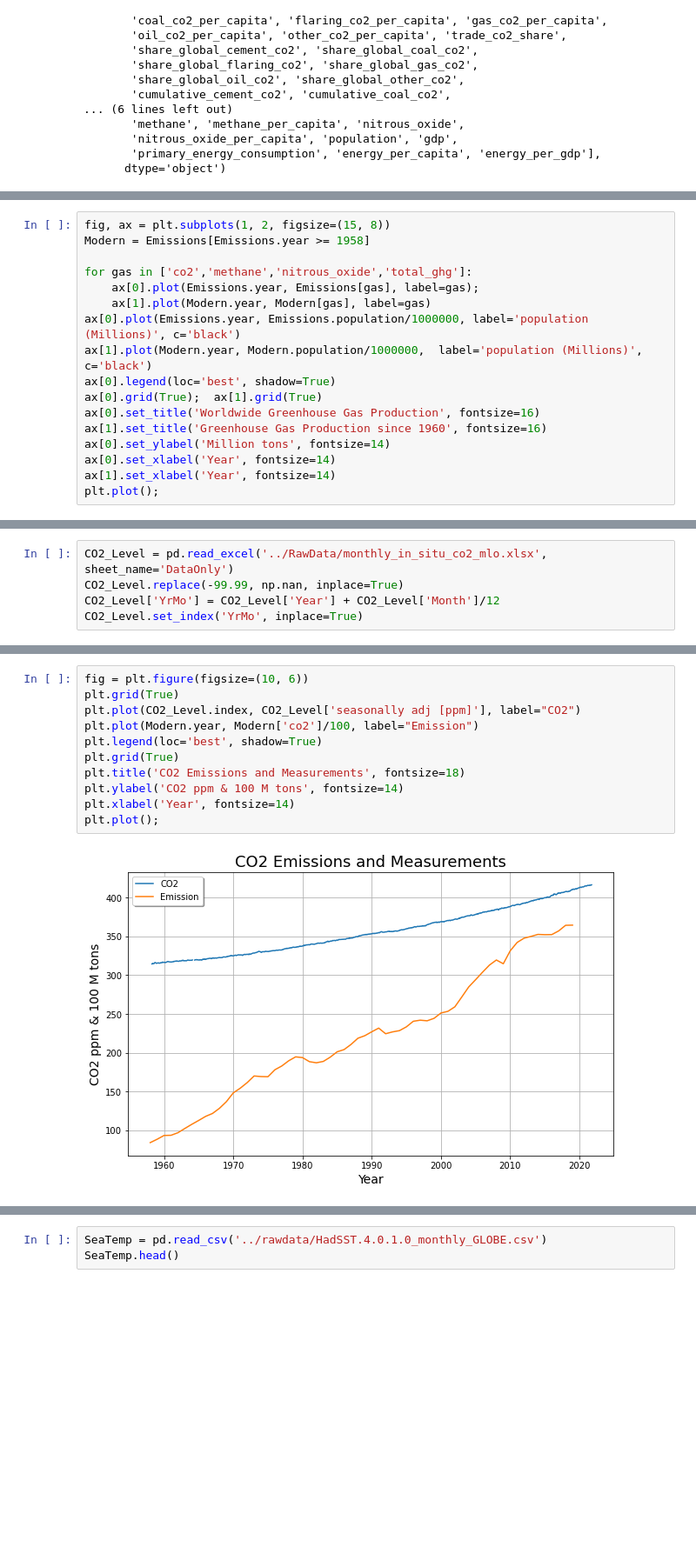
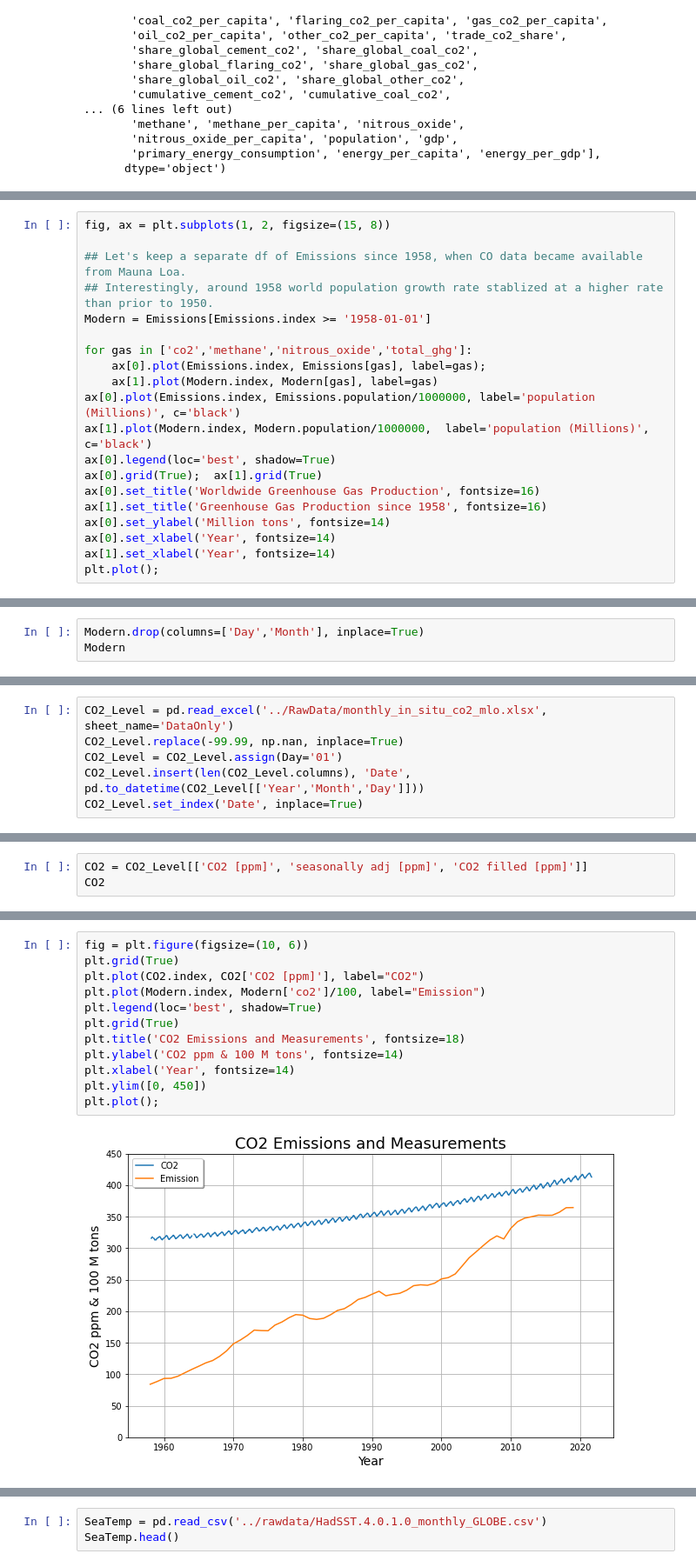
Before and after one commit to BradDoty/Capstone3ClimateChange, a Jupyter notebook: Notebooks/DataWrangling.ipynb, the cells around one changed output, grey strips where cells are left out. Shown: that part at 87% size. Drawn from its saved outputs; the diff is of its cells as text; blank space fills up the shorter version.

```diff
--- a/Notebooks/DataWrangling.ipynb
+++ b/Notebooks/DataWrangling.ipynb
@@ -129,16 +143,19 @@ Emissions
 # %%
 fig, ax = plt.subplots(1, 2, figsize=(15, 8))
-Modern = Emissions[Emissions.year >= 1958]
+
+## Let's keep a separate df of Emissions since 1958, when CO data became available from Mauna Loa.
+## Interestingly, around 1958 world population growth rate stablized at a higher rate than prior to 1950.
+Modern = Emissions[Emissions.index >= '1958-01-01']
 
 for gas in ['co2','methane','nitrous_oxide','total_ghg']:
-    ax[0].plot(Emissions.year, Emissions[gas], label=gas);
-    ax[1].plot(Modern.year, Modern[gas], label=gas)
-ax[0].plot(Emissions.year, Emissions.population/1000000, label='population (Millions)', c='black')
-ax[1].plot(Modern.year, Modern.population/1000000,  label='population (Millions)', c='black')
+    ax[0].plot(Emissions.index, Emissions[gas], label=gas);
+    ax[1].plot(Modern.index, Modern[gas], label=gas)
+ax[0].plot(Emissions.index, Emissions.population/1000000, label='population (Millions)', c='black')
+ax[1].plot(Modern.index, Modern.population/1000000,  label='population (Millions)', c='black')
 ax[0].legend(loc='best', shadow=True)
 ax[0].grid(True);  ax[1].grid(True)
 ax[0].set_title('Worldwide Greenhouse Gas Production', fontsize=16)
-ax[1].set_title('Greenhouse Gas Production since 1960', fontsize=16)
+ax[1].set_title('Greenhouse Gas Production since 1958', fontsize=16)
 ax[0].set_ylabel('Million tons', fontsize=14)
 ax[0].set_xlabel('Year', fontsize=14)
 ax[1].set_xlabel('Year', fontsize=14)
@@ -147,0 +165,3 @@ plt.plot();
+# %%
+Modern.drop(columns=['Day','Month'], inplace=True)
+Modern
@@ -160,8 +199,9 @@ The [Scripps CO2 Program](https://scrippsco2.ucsd.edu/data/atmospheric_co2/mlo.h
 # %%
 CO2_Level = pd.read_excel('../RawData/monthly_in_situ_co2_mlo.xlsx', sheet_name='DataOnly')
 CO2_Level.replace(-99.99, np.nan, inplace=True)
-CO2_Level['YrMo'] = CO2_Level['Year'] + CO2_Level['Month']/12
-CO2_Level.set_index('YrMo', inplace=True)
+CO2_Level = CO2_Level.assign(Day='01')
+CO2_Level.insert(len(CO2_Level.columns), 'Date', pd.to_datetime(CO2_Level[['Year','Month','Day']]))
+CO2_Level.set_index('Date', inplace=True)
 # %%
 CO2_Level
 # %% [output]
@@ -210,0 +255,3 @@ Let's just take a quick peek at the atmospheric level versus the emissions.
+# %%
+CO2 = CO2_Level[['CO2 [ppm]', 'seasonally adj [ppm]', 'CO2 filled [ppm]']]
+CO2
@@ -211,14 +294,15 @@ Let's just take a quick peek at the atmospheric level versus the emissions.
 # %%
 fig = plt.figure(figsize=(10, 6))
 plt.grid(True)
-plt.plot(CO2_Level.index, CO2_Level['seasonally adj [ppm]'], label="CO2")
-plt.plot(Modern.year, Modern['co2']/100, label="Emission")
+plt.plot(CO2.index, CO2['CO2 [ppm]'], label="CO2")
+plt.plot(Modern.index, Modern['co2']/100, label="Emission")
 plt.legend(loc='best', shadow=True)
 plt.grid(True)
 plt.title('CO2 Emissions and Measurements', fontsize=18)
 plt.ylabel('CO2 ppm & 100 M tons', fontsize=14)
 plt.xlabel('Year', fontsize=14)
+plt.ylim([0, 450])
 plt.plot();
 # %% [output]
-[figure, old version]
+[figure, new version]
 # %% [markdown]
```
Also changed, not shown: parts of 44 cells of this notebook, 14 other files.
